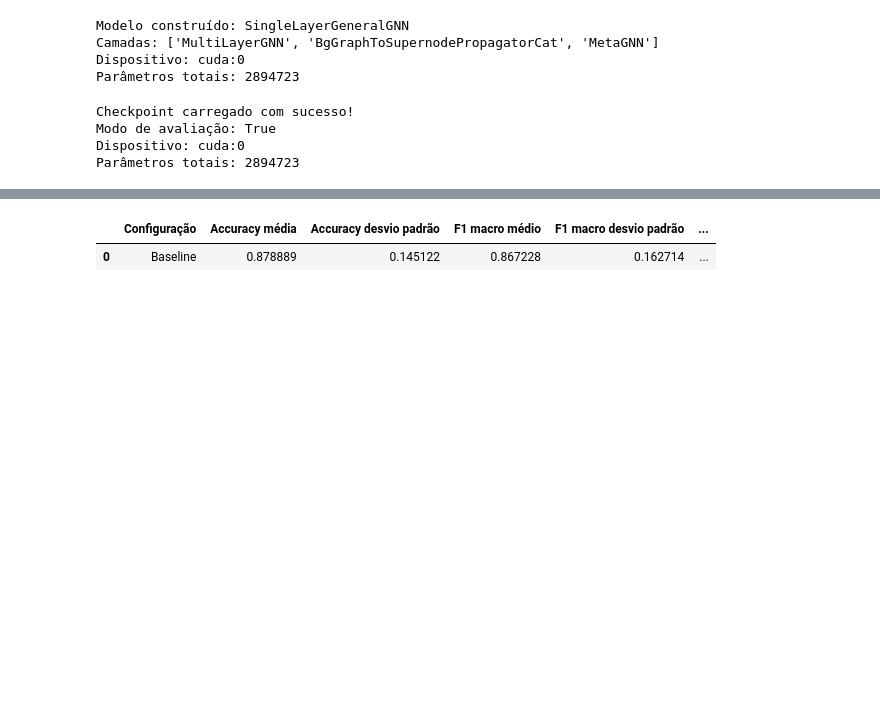
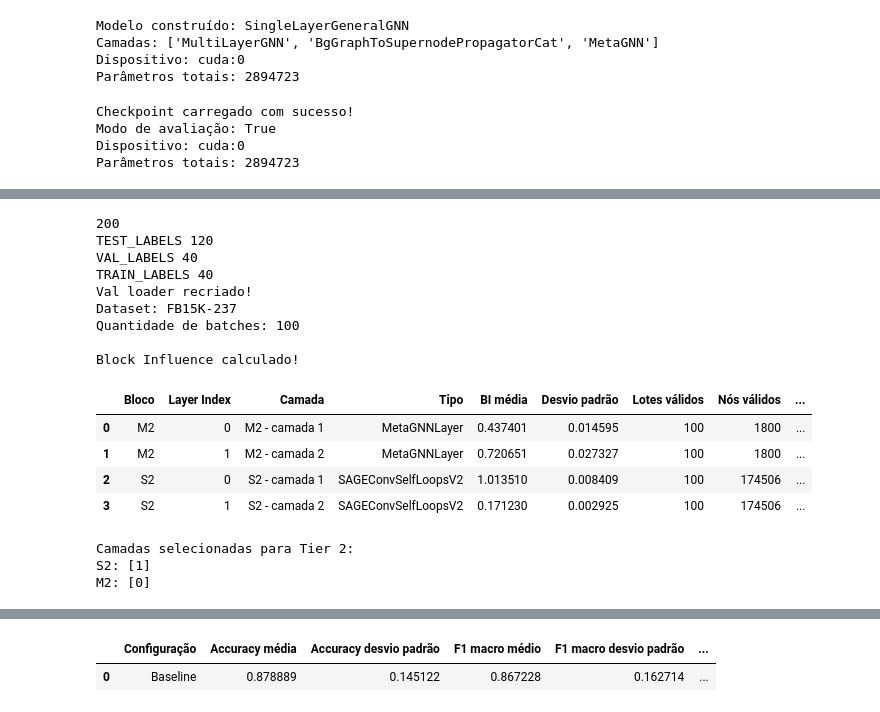
Before and after one commit to J0hnV1ct0r/Graph_Pruning, a Jupyter notebook: prodigy/evaluate_layer_pruning_prodigy2_0.ipynb, the cells around one changed output, grey strips where cells are left out. Saved outputs shown, nothing was run; the diff lists cells and outputs as text; code cells hidden in the pictures; blank space fills up the shorter version.

Commit message:
leve atualização do resultados dos ultimos experimentos do prodigy

```diff
--- a/prodigy/evaluate_layer_pruning_prodigy2_0.ipynb
+++ b/prodigy/evaluate_layer_pruning_prodigy2_0.ipynb
@@ -397,0 +1745,78 @@ def evaluate_model(model, episodes, device, config_name="Modelo"):
+# %%
+from data.kg import get_kg_dataloader
+import gc
+import torch
+
+# Confirmar que estamos usando o FB15K-237
+assert datasets.name == "FB15K-237"
+
+# Recriar o loader de validação
+val_loader = get_kg_dataloader(
+    dataset=datasets,
+    task_name=CONFIG["task_name"],
+    split="val",
+    node_split=CONFIG.get("node_split", ""),
+    batch_size=CONFIG["batch_size"],
+    n_way=CONFIG["n_way"],
+    n_shot=CONFIG["n_shot"],
+    n_query=CONFIG["n_query"],
+    batch_count=CONFIG["val_len_cap"],
+    root=DATA_ROOT,
+    num_workers=0,
+    aug="",
+    aug_test=False,
+    train_cap=CONFIG["train_cap"],
+    linear_probe=False
+)
+
+print("Val loader recriado!")
+print("Dataset:", datasets.name)
+print("Quantidade de batches:", len(val_loader))
+
+# Calcular Block Influence
+was_training = model.training
+model.eval()
+
+try:
+    df_bi = pruner.compute_bi(
+        val_loader,
+        device=DEVICE,
+        angular=False,
+        max_batches=CONFIG["val_len_cap"]
+    )
+
+    print("\nBlock Influence calculado!")
+    display(df_bi)
+
+    layers_to_remove = pruner.get_layers_to_remove()
+
+    print("\nCamadas selecionadas para Tier 2:")
+    print("S2:", layers_to_remove["S2"])
+    print("M2:", layers_to_remove["M2"])
+
+    df_bi.to_csv(
+        "prodigy_block_influence_fb15k237.csv",
+        index=False
+    )
+
+finally:
+    model.train(was_training)
+    gc.collect()
+# %% [output]
+200
+TEST_LABELS 120
+VAL_LABELS 40
+TRAIN_LABELS 40
+Val loader recriado!
+Dataset: FB15K-237
+Quantidade de batches: 100
+
+Block Influence calculado!
+|  | Bloco | Layer Index | Camada | Tipo | BI média | Desvio padrão | Lotes válidos | Nós válidos | ... |
+| 0 | M2 | 0 | M2 - camada 1 | MetaGNNLayer | 0.437401 | 0.014595 | 100 | 1800 | ... |
+| 1 | M2 | 1 | M2 - camada 2 | MetaGNNLayer | 0.720651 | 0.027327 | 100 | 1800 | ... |
+| 2 | S2 | 0 | S2 - camada 1 | SAGEConvSelfLoopsV2 | 1.013510 | 0.008409 | 100 | 174506 | ... |
+| 3 | S2 | 1 | S2 - camada 2 | SAGEConvSelfLoopsV2 | 0.171230 | 0.002925 | 100 | 174506 | ... |
+Camadas selecionadas para Tier 2:
+S2: [1]
+M2: [0]
```
Also changed, not shown: parts of 61 cells of this notebook.
